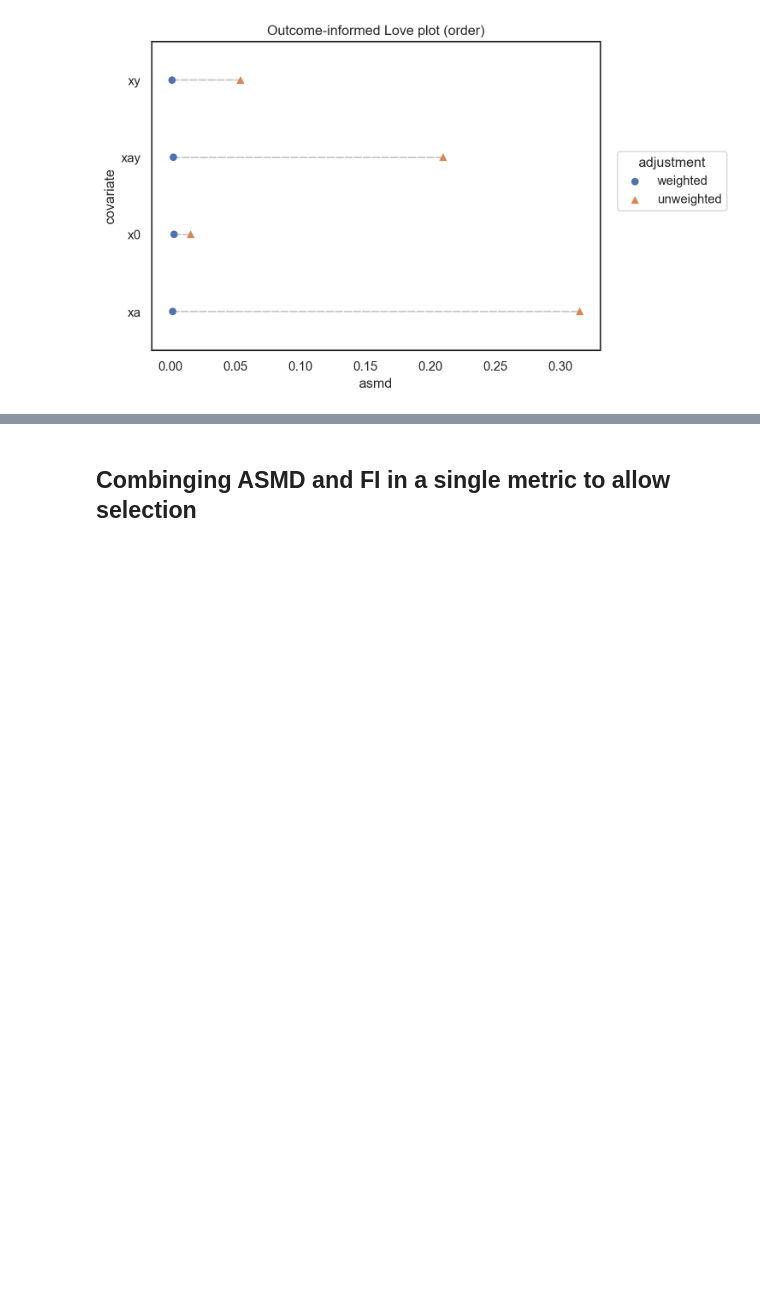
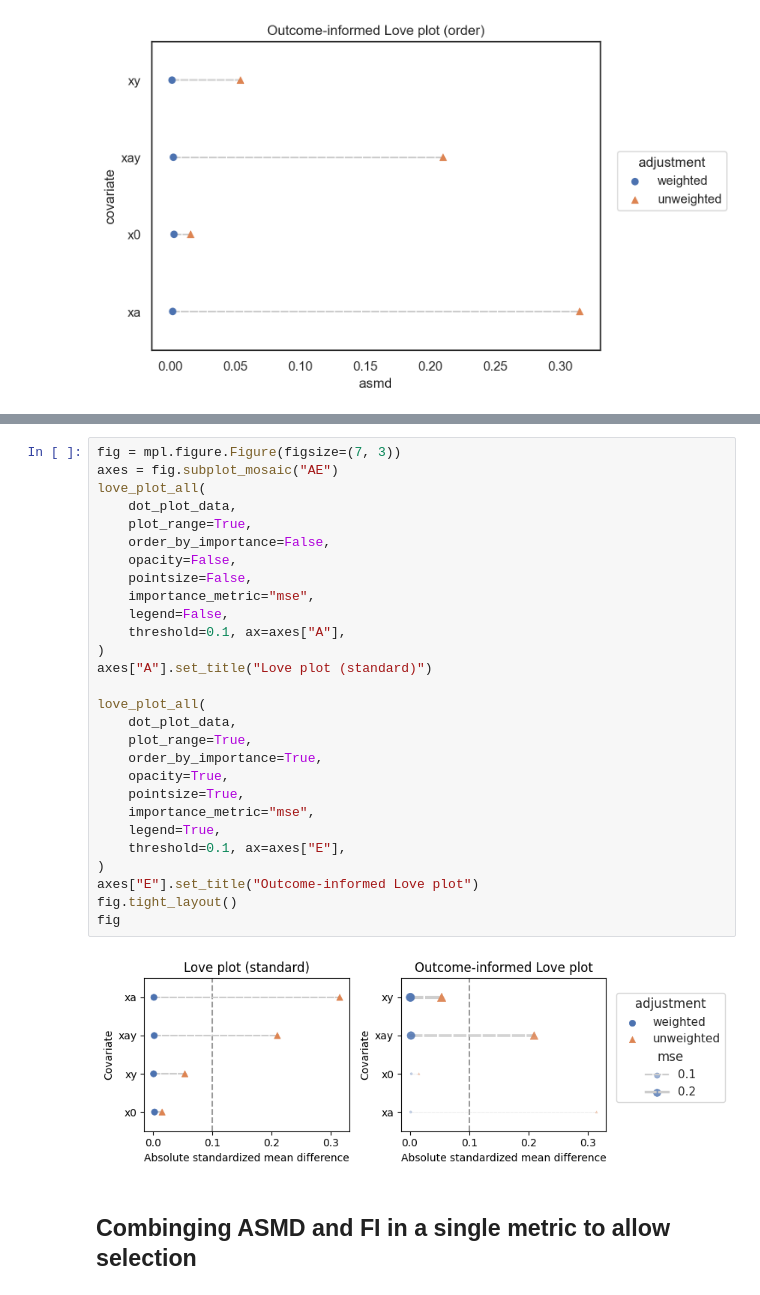
Before and after one commit to namag-ai/oui-plots, a Jupyter notebook: ouilove.ipynb, the cells around one changed output, grey strips where cells are left out. Cells and saved outputs as stored; diff of their text form; blank space fills up the shorter version.

```diff
--- a/ouilove.ipynb
+++ b/ouilove.ipynb
@@ -427,2 +521,32 @@ axes = fig.subplot_mosaic("AB\nCD")
+# %%
+fig = mpl.figure.Figure(figsize=(7, 3))
+axes = fig.subplot_mosaic("AE")
+love_plot_all(
+    dot_plot_data,
+    plot_range=True,
+    order_by_importance=False,
+    opacity=False,
+    pointsize=False,
+    importance_metric="mse",
+    legend=False,
+    threshold=0.1, ax=axes["A"],
+)
+axes["A"].set_title("Love plot (standard)")
+
+love_plot_all(
+    dot_plot_data,
+    plot_range=True,
+    order_by_importance=True,
+    opacity=True,
+    pointsize=True,
+    importance_metric="mse",
+    legend=True,
+    threshold=0.1, ax=axes["E"],
+)
+axes["E"].set_title("Outcome-informed Love plot")
+fig.tight_layout()
+fig
+# %% [output]
+[figure, added]
 # %% [markdown]
 ## Combinging ASMD and FI in a single metric to allow selection
```
Also changed, not shown: parts of 5 cells of this notebook.
